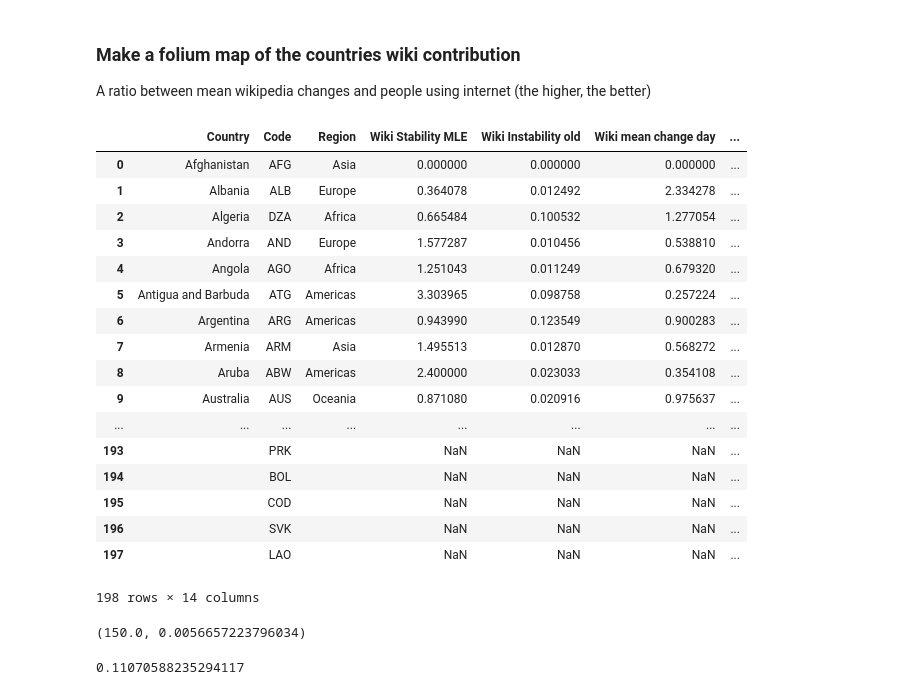
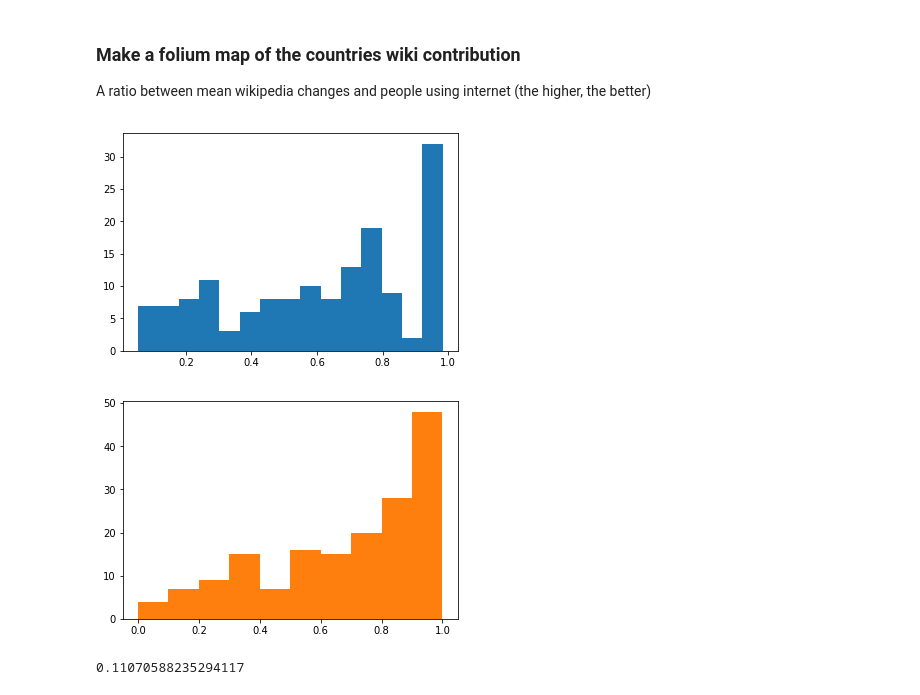
Before and after one commit to Amaumaury/ada-2017, a Jupyter notebook: project/Milestone2.ipynb, the cells around one changed output. Cells and saved outputs as stored; diff of their text form; code cells hidden in the pictures.

```diff
--- a/project/Milestone2.ipynb
+++ b/project/Milestone2.ipynb
@@ -470,31 +470,55 @@ A ratio between mean wikipedia changes and people using internet   (the higher,
 # %%
 a = np.array(countries_data['Wiki Stability MLE'].values.tolist())
 countries_data['Stability Truncated'] = np.where(a > 1.0, 1.0, a).tolist()
 countries_data['stab to plot'] = np.power(countries_data['Stability Truncated'] * (1-countries_data['Wiki Instability old']), 2)
-countries_data
+countries_data2 = countries_data.copy()
+countries_data2.fillna(0, inplace=True)
+val = countries_data2[(countries_data2['stab to plot'] > 0.0001 ) & (countries_data2['stab to plot'] < 0.999 ) ]['stab to plot'].values
+val = np.array(val)
+plt.hist(val, bins=15)
+plt.show()
 # %% [output]
-|  | Country | Code | Region | Wiki Stability MLE | Wiki Instability old | Wiki mean change day | ... |
-| 0 | Afghanistan | AFG | Asia | 0.000000 | 0.000000 | 0.000000 | ... |
-| 1 | Albania | ALB | Europe | 0.364078 | 0.012492 | 2.334278 | ... |
-| 2 | Algeria | DZA | Africa | 0.665484 | 0.100532 | 1.277054 | ... |
-| 3 | Andorra | AND | Europe | 1.577287 | 0.010456 | 0.538810 | ... |
-| 4 | Angola | AGO | Africa | 1.251043 | 0.011249 | 0.679320 | ... |
-| 5 | Antigua and Barbuda | ATG | Americas | 3.303965 | 0.098758 | 0.257224 | ... |
-| 6 | Argentina | ARG | Americas | 0.943990 | 0.123549 | 0.900283 | ... |
-| 7 | Armenia | ARM | Asia | 1.495513 | 0.012870 | 0.568272 | ... |
-| 8 | Aruba | ABW | Americas | 2.400000 | 0.023033 | 0.354108 | ... |
-| 9 | Australia | AUS | Oceania | 0.871080 | 0.020916 | 0.975637 | ... |
-| ... | ... | ... | ... | ... | ... | ... | ... |
-| 193 |  | PRK |  | NaN | NaN | NaN | ... |
-| 194 |  | BOL |  | NaN | NaN | NaN | ... |
-| 195 |  | COD |  | NaN | NaN | NaN | ... |
-| 196 |  | SVK |  | NaN | NaN | NaN | ... |
-| 197 |  | LAO |  | NaN | NaN | NaN | ... |
-198 rows × 14 columns
+[figure, added]
-# %%
-get_stability_for_country( 'Russia', start, stop)
-# %% [output]
-(150.0, 0.0056657223796034)
+# %%
+val = [ 0.        ,  0.21557664,  0.46311053,  0.98435742,  0.98317465,
+        0.85558331,  0.75256175,  0.98075723,  0.96565076,  0.78762062,
+        0.88932523,  0.56808695,  1.        ,  0.17363519,  1.        ,
+        0.97610963,  0.81716908,  0.96540936,  0.95420303,  1.        ,
+        1.        ,  0.49830516,  0.98432074,  0.37691672,  0.        ,
+        0.82064805,  0.52649828,  0.75929986,  0.70536023,  1.        ,
+        0.34125975,  0.98203303,  0.56705614,  0.95102749,  0.80918944,
+        0.14835504,  0.87615709,  0.76161223,  0.74275634,  0.59246456,
+        0.57871265,  0.27395993,  0.98084093,  0.70582772,  0.3898034 ,
+        0.98413317,  0.78633161,  0.98509783,  0.80532328,  0.54129099,
+        0.34574503,  0.9009648 ,  0.60965252,  0.61165737,  0.96546505,
+        1.        ,  0.76603933,  0.26806736,  0.33104425,  0.19595317,
+        0.89179825,  0.70095568,  0.58798807,  0.84208764,  0.7145256 ,
+        1.        ,  0.39771821,  0.47760286,  0.82932651,  0.65486472,
+        0.28945141,  0.40510928,  0.84424441,  0.5255603 ,  0.32954375,
+        0.51386179,  0.94888319,  0.63354518,  0.1126553 ,  0.67569929,
+        0.60454504,  0.96305186,  0.31666835,  0.98396317,  0.57510555,
+        0.98342146,  0.96919065,  0.6684488 ,  1.        ,  0.67205968,
+        0.96837188,  1.        ,  0.9793445 ,  0.84371868,  0.9726394 ,
+        0.57628291,  0.65540888,  0.96868821,  0.96880559,  0.76540128,
+        0.96527085,  0.83381592,  0.98351403,  0.56226631,  0.65008304,
+        0.95136454,  0.34493225,  0.98233588,  0.84580881,  0.23646965,
+        0.98327279,  0.83176016,  0.77083606,  0.43943791,  0.83047505,
+        0.38918021,  0.71005564,  0.33548531,  0.7002045 ,  1.        ,
+        1.        ,  0.58539949,  0.2319228 ,  0.41187815,  0.23873275,
+        0.22262911,  0.40262525,  0.28653673,  0.83862563,  0.83862563,
+        0.98316917,  0.        ,  0.35833704,  1.        ,  0.19781576,
+        0.86143362,  0.87459721,  0.50471989,  0.98713942,  0.59913126,
+        0.36294941,  0.69243465,  0.36936973,  0.56368292,  0.83976011,
+        1.        ,  0.82449924,  0.75487659,  0.66550672,  0.81214597,
+        0.7770671 ,  0.67221282,  0.        ,  0.84194279,  1.        ,
+        0.65196238,  0.8188962 ,  0.14375831,  0.98115001,  0.93447636,
+        0.78882242,  0.13317929,  0.30639291,  0.80164809,  0.80164809,
+        0.8281639 ,  0.75295109,  0.75013925,  0.69053397];
+
+plt.hist(val)
+plt.show()
+# %% [output]
+[figure, added]
 # %%
 wiki_change_factor( 'Russia', 2013, 2017, outlier_factor=3.4)
 # %% [output]
```
